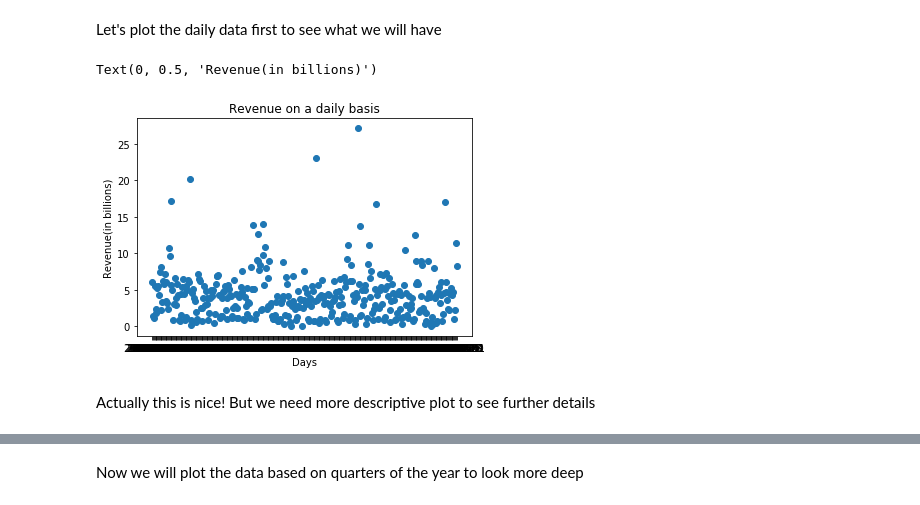
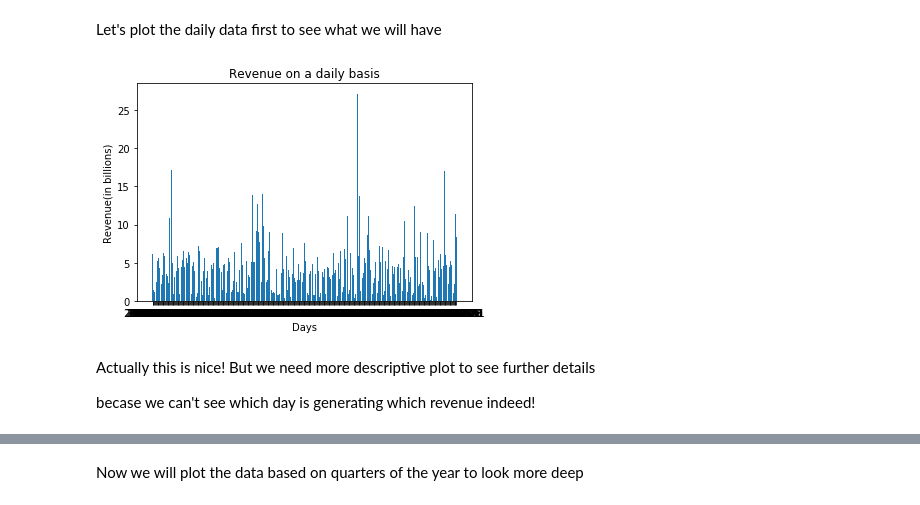
Before and after one commit to Storify-Your-Data/ahmedeweed, a Jupyter notebook: Google analytics EDA.ipynb, the cells around one changed output, grey strips where cells are left out. Saved outputs shown, nothing was run; the diff lists cells and outputs as text; code cells hidden in the pictures.

Commit message:
feat: add plots to explore relations

```diff
--- a/Google analytics EDA.ipynb
+++ b/Google analytics EDA.ipynb
@@ -148,7 +149,7 @@ df_part.rename(columns ={'channelGrouping':'channel',
                          'totals.hits':'hits',
                          'totals.newVisits':'newvisits',
                          'totals.pageviews':'pageviews',
-                         'totals.transactionRevenue':'revenue(billions)',
+                         'totals.transactionRevenue':'revenue',
                          'totals.visits':'visits',
                          'device.browser':'browser',
                          'device.deviceCategory':'devicecategory',
@@ -183,10 +184,10 @@ df_part.head()
 5 rows × 35 columns
 # %%
 # convert revenue to float
-df_part['revenue(billions)'] = df_part['revenue(billions)'].astype(float)
+df_part['revenue'] = df_part['revenue'].astype(float)
 
-# convert revenue to billions by dividing each value by 10^9 for easy absorb the numbers and understand them!
-df_part['revenue(billions)'] = df_part['revenue(billions)']/1000000000
+# convert revenue to billions by dividing each value by 10^9 to easily absorb and understand the numbers!
+df_part['revenue(billions)'] = df_part['revenue']/1000000000
 
 # find the min, max and average revenue in our data
 df_part['revenue(billions)'].describe()
@@ -254,16 +251,18 @@ Let's plot the daily data first to see what we will have
 # %%
 # plot the time series data
 x = date_grp.index
 y = date_grp.values
-plt.scatter(x,y)
+plt.bar(x,y)
 plt.title('Revenue on a daily basis')
 plt.xlabel('Days')
 plt.ylabel('Revenue(in billions)')
+plt.show()
 # %% [output]
-Text(0, 0.5, 'Revenue(in billions)')
-[figure, old version]
+[figure, new version]
 # %% [markdown]
 Actually this is nice! But we need more descriptive plot to see further details
+
+becase we can't see which day is generating which revenue indeed!
 # %%
 # divide the date into quarters of each year
 Qs = {'Q1':('01', '02', '03'), 'Q2':('04', '05', '06'), 'Q3':('07', '08', '09'), 'Q4':('10', '11', '12')}
```
Also changed, not shown: parts of 44 cells of this notebook.
